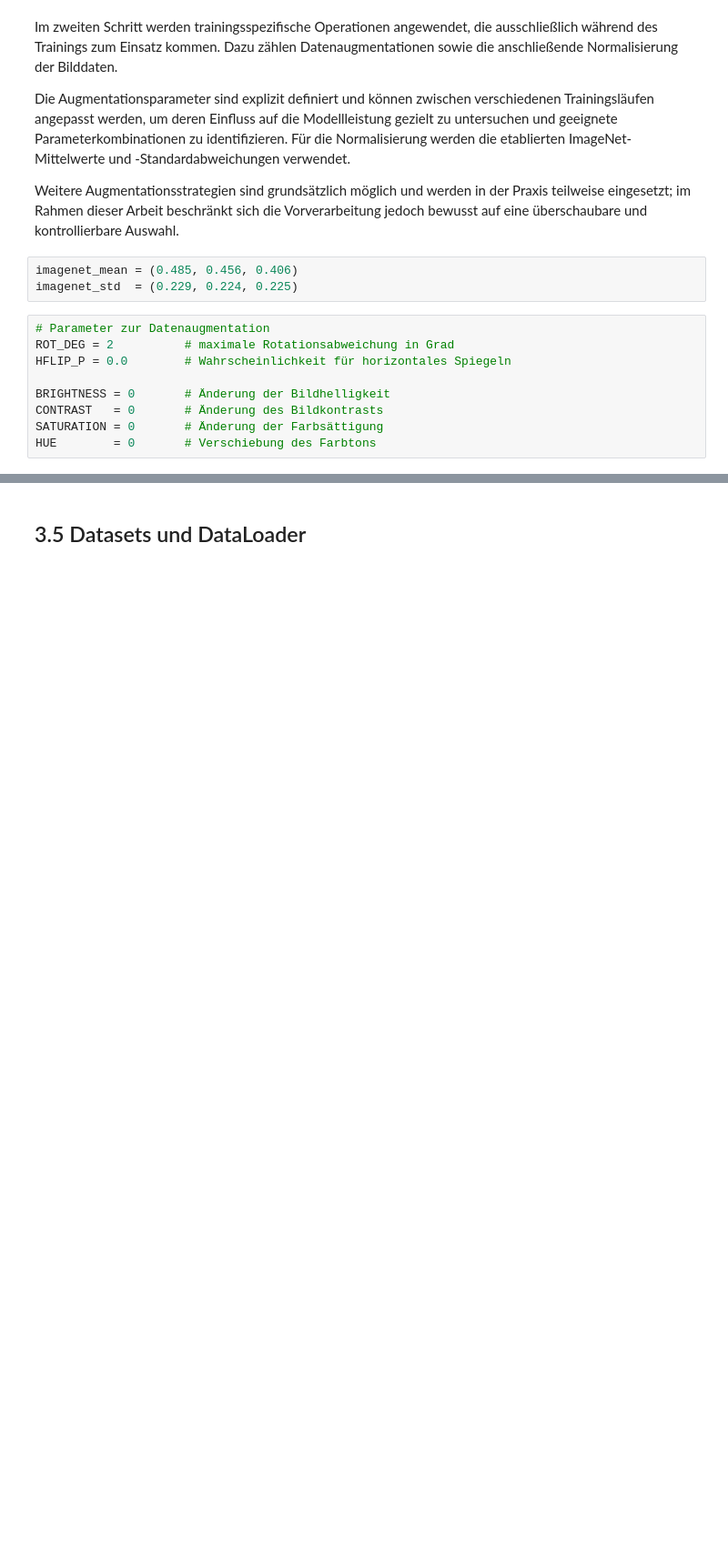
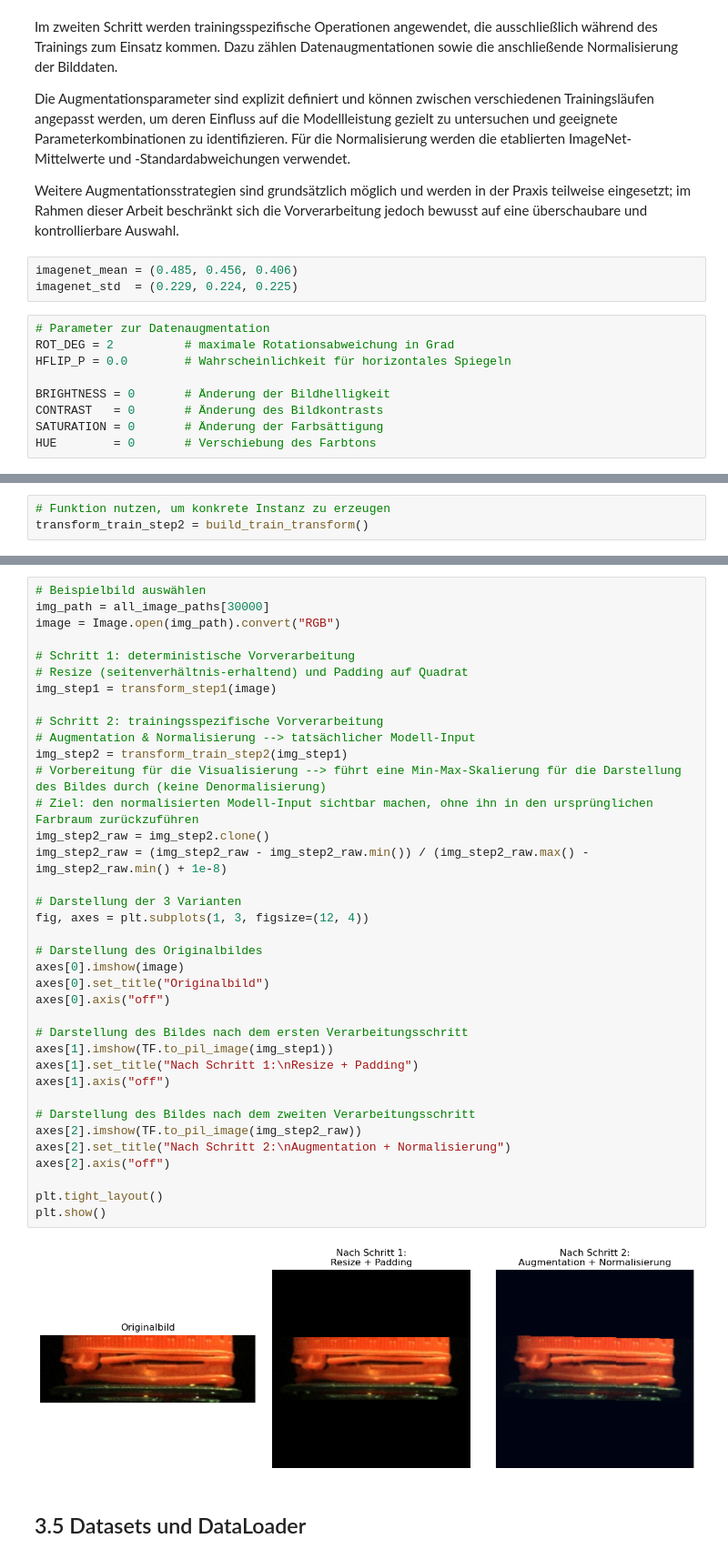
Before and after one commit to gemuendens/DL_TethteredCaps, a Jupyter notebook: DL_TetheredCaps.ipynb, the cells around one changed output, grey strips where cells are left out. Shown at 91% size. Cells and saved outputs as stored; diff of their text form; blank space fills up the shorter version.

```diff
--- a/DL_TethteredCaps.ipynb
+++ b/DL_TetheredCaps.ipynb
@@ -651,0 +778,3 @@ transform_test_step2 = transforms.Compose([
+# %%
+# Funktion nutzen, um konkrete Instanz zu erzeugen
+transform_train_step2 = build_train_transform()
@@ -654,2 +788,41 @@ Die beschriebene Bildvorverarbeitung bildet die Grundlage für die nachfolgenden
+# %%
+# Beispielbild auswählen
+img_path = all_image_paths[30000]
+image = Image.open(img_path).convert("RGB")
+
+# Schritt 1: deterministische Vorverarbeitung
+# Resize (seitenverhältnis-erhaltend) und Padding auf Quadrat
+img_step1 = transform_step1(image)
+
+# Schritt 2: trainingsspezifische Vorverarbeitung
+# Augmentation & Normalisierung --> tatsächlicher Modell-Input
+img_step2 = transform_train_step2(img_step1)
+# Vorbereitung für die Visualisierung --> führt eine Min-Max-Skalierung für die Darstellung des Bildes durch (keine Denormalisierung)
+# Ziel: den normalisierten Modell-Input sichtbar machen, ohne ihn in den ursprünglichen Farbraum zurückzuführen
+img_step2_raw = img_step2.clone()
+img_step2_raw = (img_step2_raw - img_step2_raw.min()) / (img_step2_raw.max() - img_step2_raw.min() + 1e-8)
+
+# Darstellung der 3 Varianten
+fig, axes = plt.subplots(1, 3, figsize=(12, 4))
+
+# Darstellung des Originalbildes
+axes[0].imshow(image)
+axes[0].set_title("Originalbild")
+axes[0].axis("off")
+
+# Darstellung des Bildes nach dem ersten Verarbeitungsschritt
+axes[1].imshow(TF.to_pil_image(img_step1))
+axes[1].set_title("Nach Schritt 1:\nResize + Padding")
+axes[1].axis("off")
+
+# Darstellung des Bildes nach dem zweiten Verarbeitungsschritt
+axes[2].imshow(TF.to_pil_image(img_step2_raw))
+axes[2].set_title("Nach Schritt 2:\nAugmentation + Normalisierung")
+axes[2].axis("off")
+
+plt.tight_layout()
+plt.show()
+# %% [output]
+[figure, added]
 # %% [markdown]
 ## 3.5 Datasets und DataLoader
```
Also changed, not shown: parts of 51 cells of this notebook.
